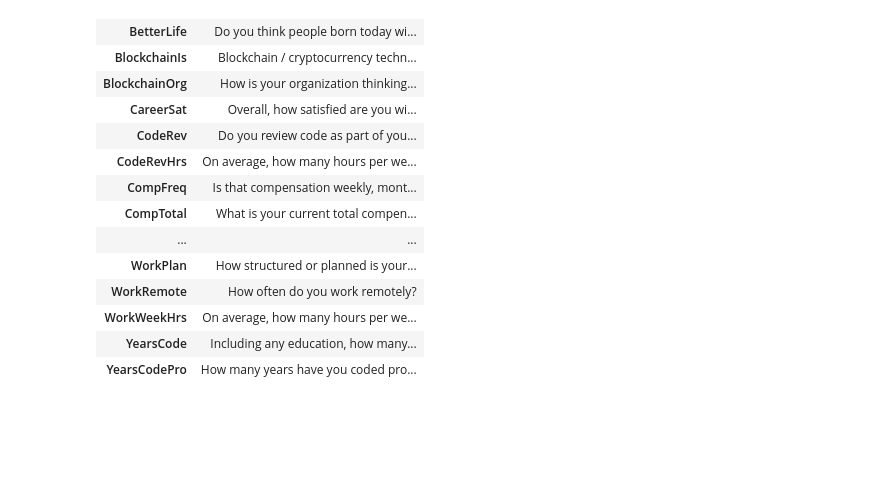
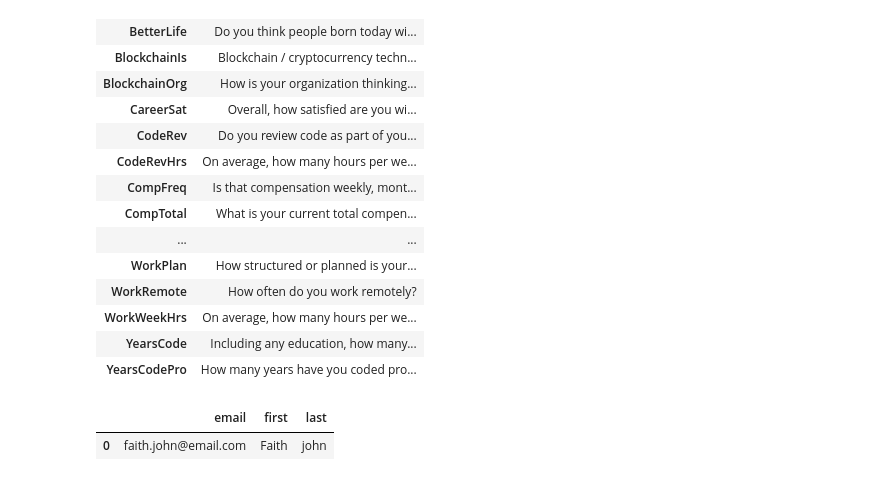
Before and after one commit to Leziga-Bakor/Advanced_Python, a Jupyter notebook: Pandas/pandas demo.ipynb, the cells around one changed output. Cells and saved outputs as stored; diff of their text form; code cells hidden in the pictures; blank space fills up the shorter version.

Commit message:
Creating a filter and using it to filter dataframe

```diff
--- a/Pandas/pandas demo.ipynb
+++ b/Pandas/pandas demo.ipynb
@@ -263,0 +266,7 @@ schema_df.sort_index()
+# %%
+filt = (p_df['last'] == 'john')
+# %%
+p_df[filt]
+# %% [output]
+|  | email | first | last |
+| 0 | faith.john@email.com | Faith | john |
```
Also changed, not shown: parts of 1 cell of this notebook.
